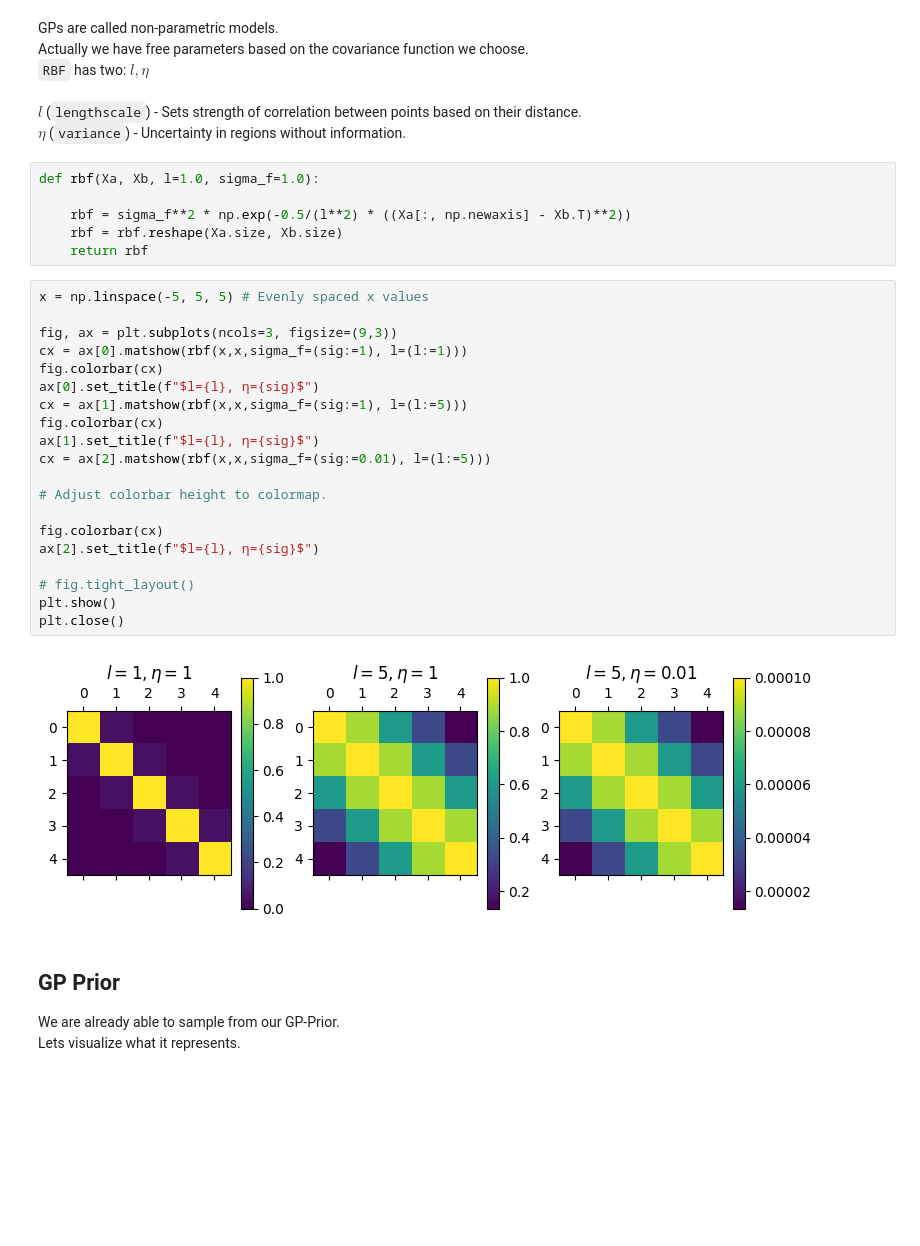
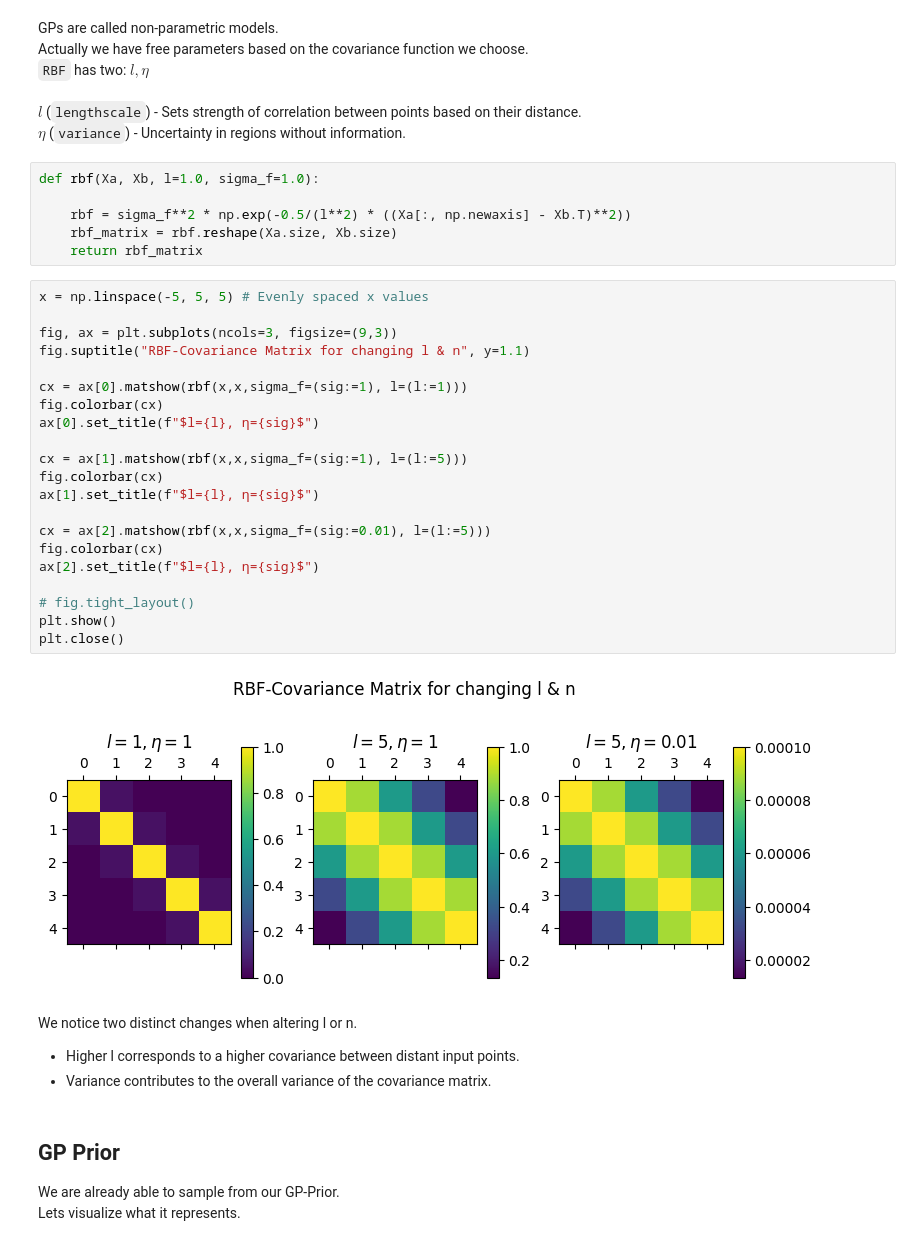
Before and after one commit to ThomasJon196/BIGP-MachineLearning, a Jupyter notebook: main.ipynb, the cells around one changed output. Cells and saved outputs as stored; diff of their text form; blank space fills up the shorter version.

```diff
--- a/main.ipynb
+++ b/main.ipynb
@@ -36,30 +37,35 @@ $η$ (`variance`) - Uncertainty in regions without information.
 def rbf(Xa, Xb, l=1.0, sigma_f=1.0):
 
     rbf = sigma_f**2 * np.exp(-0.5/(l**2) * ((Xa[:, np.newaxis] - Xb.T)**2))
-    rbf = rbf.reshape(Xa.size, Xb.size)
-    return rbf
+    rbf_matrix = rbf.reshape(Xa.size, Xb.size)
+    return rbf_matrix
 # %%
 x = np.linspace(-5, 5, 5) # Evenly spaced x values
 
 fig, ax = plt.subplots(ncols=3, figsize=(9,3))
+fig.suptitle("RBF-Covariance Matrix for changing l & n", y=1.1)
+
 cx = ax[0].matshow(rbf(x,x,sigma_f=(sig:=1), l=(l:=1)))
 fig.colorbar(cx)
 ax[0].set_title(f"$l={l}, η={sig}$")
+
 cx = ax[1].matshow(rbf(x,x,sigma_f=(sig:=1), l=(l:=5)))
 fig.colorbar(cx)
 ax[1].set_title(f"$l={l}, η={sig}$")
+
 cx = ax[2].matshow(rbf(x,x,sigma_f=(sig:=0.01), l=(l:=5)))
-
-# Adjust colorbar height to colormap.
-
 fig.colorbar(cx)
 ax[2].set_title(f"$l={l}, η={sig}$")
 
 # fig.tight_layout()
 plt.show()
 plt.close()
 # %% [output]
-[figure, old version]
+[figure, new version]
+# %% [markdown]
+We notice two distinct changes when altering l or n.
+- Higher l corresponds to a higher covariance between distant input points.
+- Variance contributes to the overall variance of the covariance matrix.
 # %% [markdown]
 ## GP Prior
 
```
Also changed, not shown: parts of 11 cells of this notebook, 1 other file.
